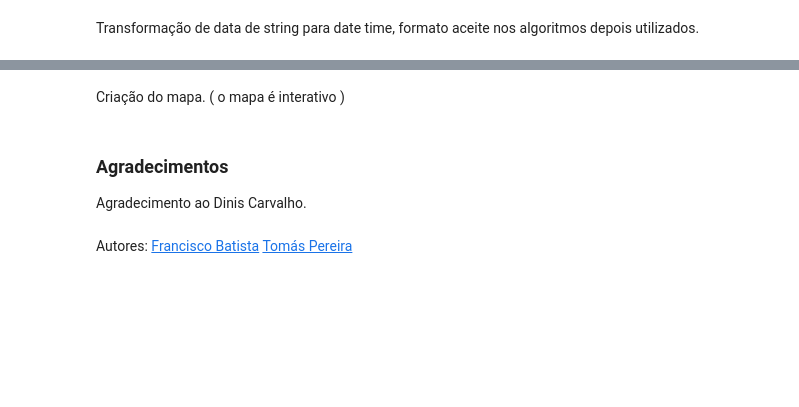
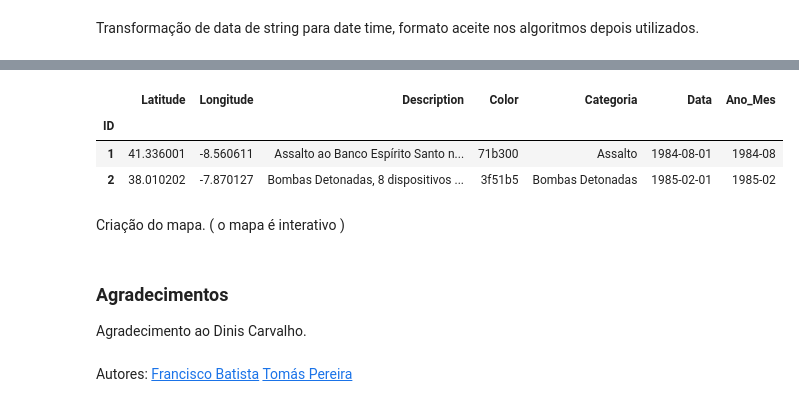
Before and after one commit to kikobatistaa/GEOFP25, a Jupyter notebook: main.ipynb, the cells around one changed output, grey strips where cells are left out. Cells and saved outputs as stored; diff of their text form; code cells hidden in the pictures; blank space fills up the shorter version.

```diff
--- a/main.ipynb
+++ b/main.ipynb
@@ -197,0 +404,7 @@ pyo.plot(map_fig, filename='mapa.html')
+# %%
+incidents.head(2)
+# %% [output]
+|  | Latitude | Longitude | Description | Color | Categoria | Data | Ano_Mes |
+| ID |  |  |  |  |  |  |  |
+| 1 | 41.336001 | -8.560611 | Assalto ao Banco Espírito Santo n... | 71b300 | Assalto | 1984-08-01 | 1984-08 |
+| 2 | 38.010202 | -7.870127 | Bombas Detonadas, 8 dispositivos ... | 3f51b5 | Bombas Detonadas | 1985-02-01 | 1985-02 |
```
Also changed, not shown: parts of 10 cells of this notebook, 2 other files.
